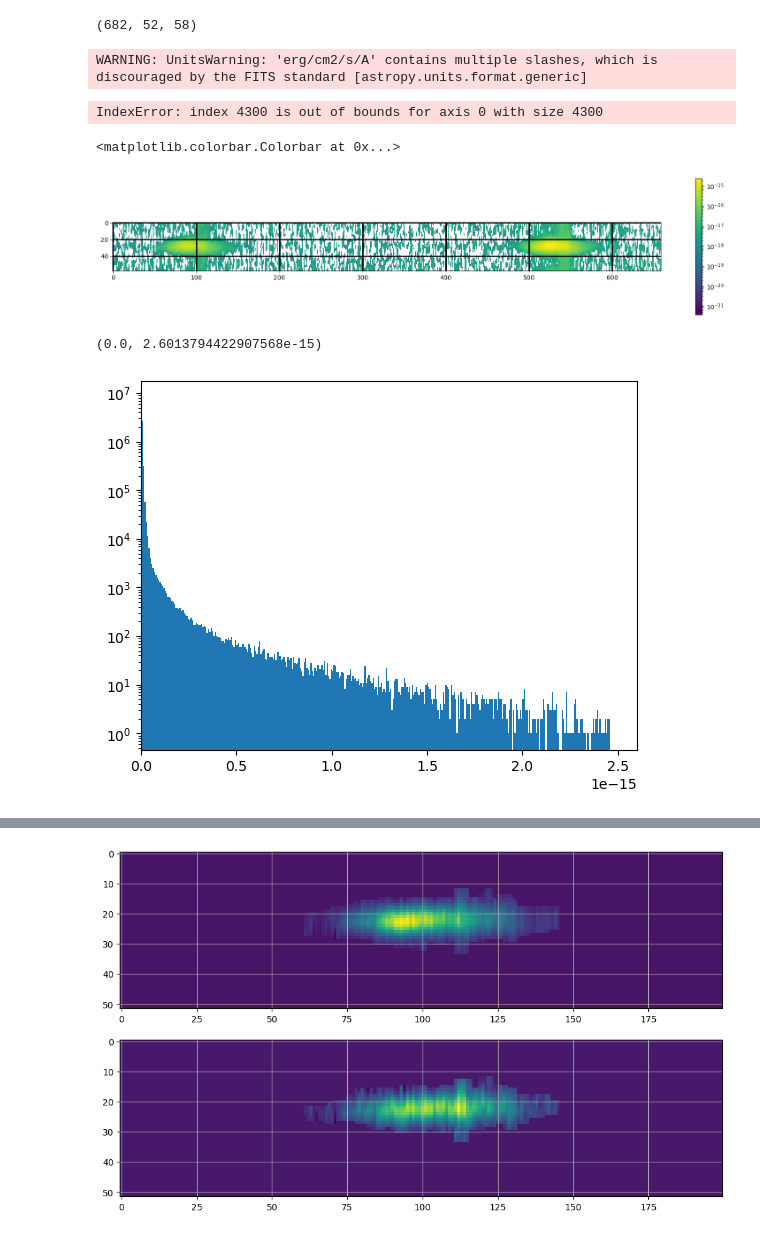
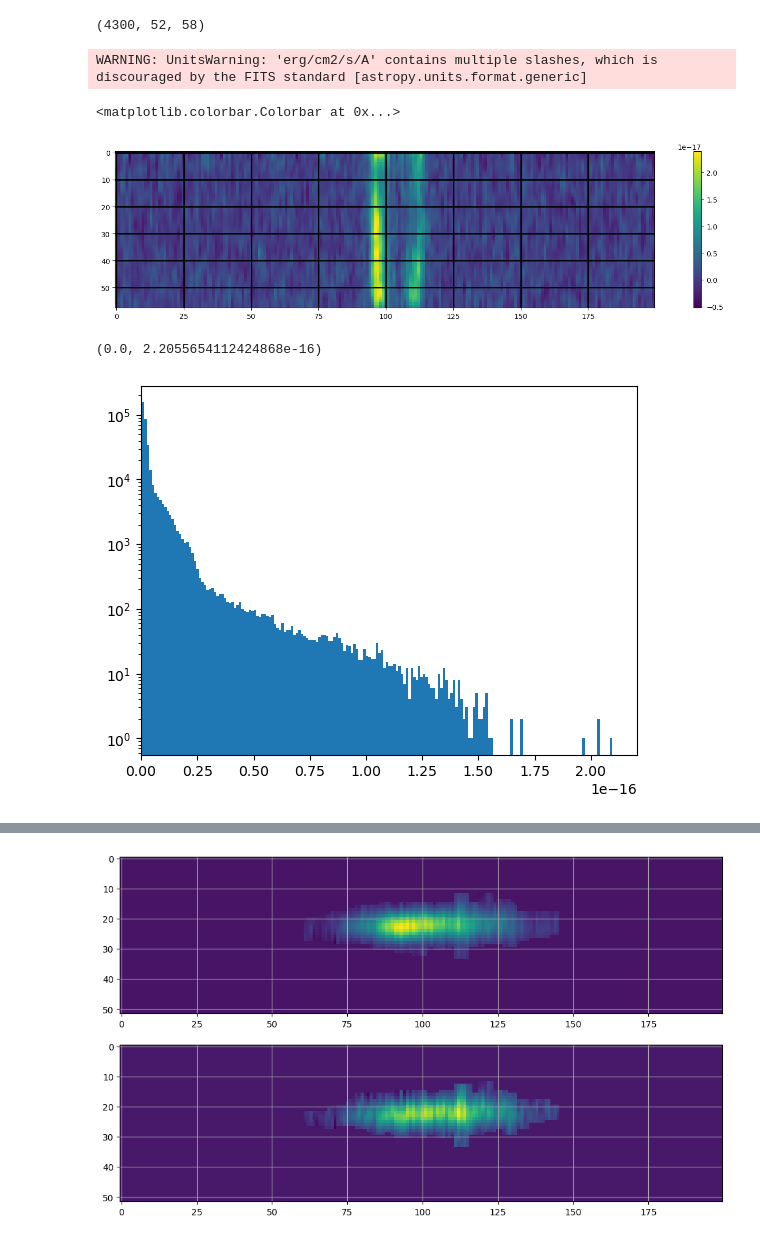
Before and after one commit to ixakalabadie/ViSL3D, a Jupyter notebook: create_3d_optical.ipynb, the cells around one changed output, grey strips where cells are left out. Saved outputs shown, nothing was run; the diff lists cells and outputs as text; code cells hidden in the pictures.

```diff
--- a/create_3d_optical.ipynb
+++ b/create_3d_optical.ipynb
@@ -33,6 +21,6 @@ WARNING: StokesWarning: Cube is a Stokes cube, returning spectral cube for I com
 # %%
 # Read the fits file and save header
-cube = SpectralCube.read("C:\\Users\\ixaka\\Documents\\Optical-Montoro\\flux_MRB_final_rss_subCube.fits")
+cube = SpectralCube.read("flux_MRB_final_rss.fits")
 cubehead = cube.header
 cubew = wcs.WCS(cubehead)
 nz, ny, nx = cube.shape
@@ -40,7 +28,7 @@ print(cube.shape)
 dra, ddec, dv = cubehead['CDELT1'], cubehead['CDELT2'], cubehead['CDELT3']
 delta_arcsec = (np.abs(dra)*3600, np.abs(ddec)*3600, np.abs(dv))
 # %% [output]
-(682, 52, 58)
+(4300, 52, 58)
 WARNING: UnitsWarning: 'erg/cm2/s/A' contains multiple slashes, which is discouraged by the FITS standard [astropy.units.format.generic]
 # %%
 mask = SpectralCube.read('C:\\Users\\ixaka\\Documents\\Optical-Montoro\\flux_MRB_final_rss_subCube-mask.fits')
@@ -51,23 +39,21 @@ maxl = np.where(mask.spectral_axis == cube.spectral_axis[-1])[0][0]
 print(mask.spectral_axis[[minl,maxl+1]])
 print(cube.spectral_axis[[0,-1]])
 mask = mask.unmasked_data[minl:maxl+1]
-# %% [output]
-IndexError: index 4300 is out of bounds for axis 0 with size 4300
 # %%
 plt.figure(figsize=(20,4))
-plt.imshow(cube.unmasked_data[3460:nz-181,25,].T, cmap='viridis', norm='log')
+plt.imshow(cube.unmasked_data[1900:nz-2200,10,].T, cmap='viridis', norm='linear') #[3460:nz-181,25,]
 plt.grid(c='k', lw=2)
 plt.colorbar()
 # %% [output]
 <matplotlib.colorbar.Colorbar at 0x...>
-[figure, old version]
+[figure, new version]
 # %%
-plt.hist(cube.unmasked_data[:].to_value().flatten(), bins=400)
+plt.hist(cube.unmasked_data[1900:nz-2200].to_value().flatten(), bins=200)
 plt.yscale('log')
 plt.xlim(0,)
 # %% [output]
-(0.0, 2.6013794422907568e-15)
+(0.0, 2.2055654112424868e-16)
-[figure, old version]
+[figure, new version]
 # %%
 c3.preview2d(cube.unmasked_data[:].to_value())
 # %% [output]
```
Also changed, not shown: parts of 20 cells of this notebook, 2 other files.
